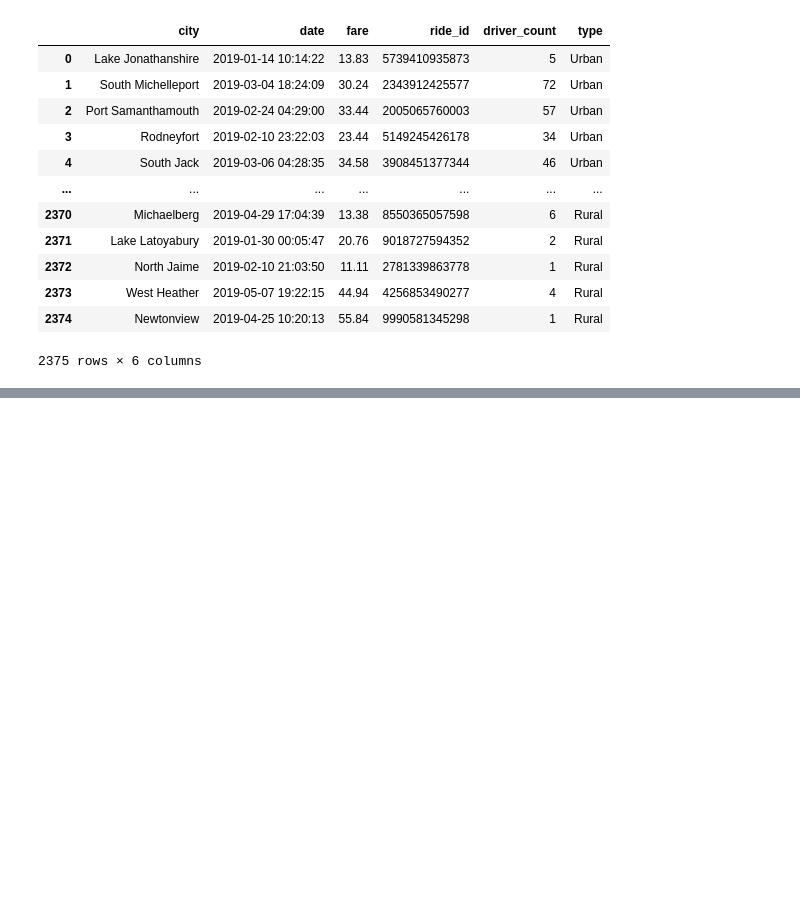
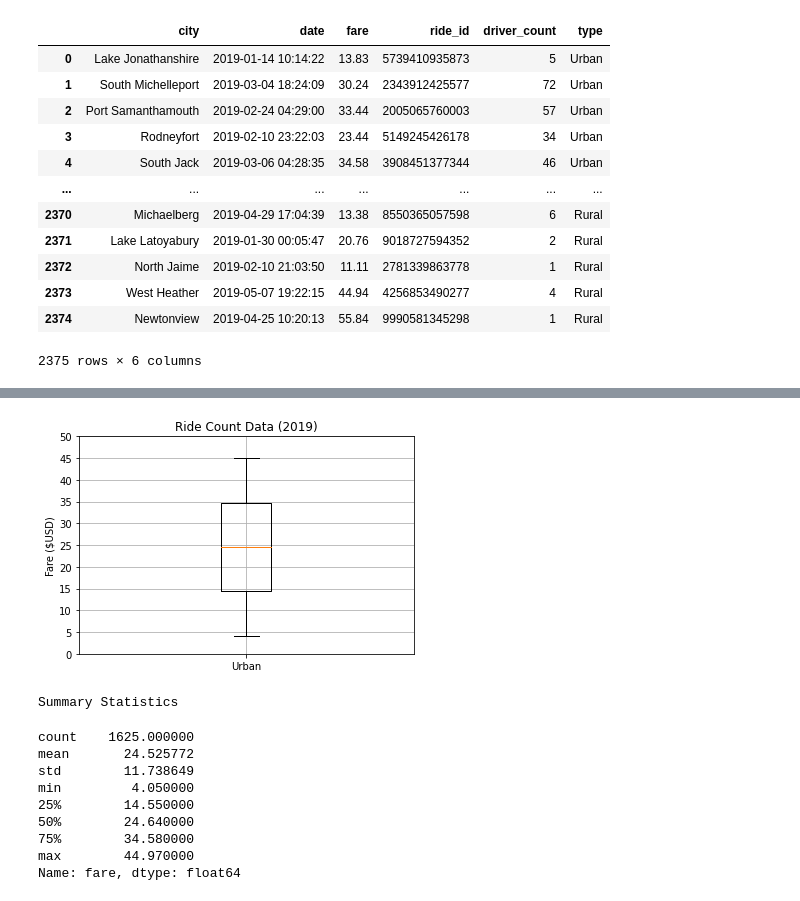
Before and after one commit to lucasbratland/PyBer_Analysis, a Jupyter notebook: PyBer.ipynb, the cells around one changed output, grey strips where cells are left out. Cells and saved outputs as stored; diff of their text form; code cells hidden in the pictures; blank space fills up the shorter version.

```diff
--- a/PyBer.ipynb
+++ b/PyBer.ipynb
@@ -317,0 +463,4 @@ plt.savefig("analysis/Fig1.png")
+# %%
+#get teh fares for the urban cities
+urban_fares = urban_cities_df["fare"]
+urban_fares.head()
@@ -317,0 +610,26 @@ plt.savefig("analysis/Fig1.png")
+# %%
+#Create a box&whisker with the urban fare data
+x_labels = ['Urban']
+fig, ax = plt.subplots()
+ax.boxplot(urban_fares, labels=x_labels)
+
+#Add Title and labelk
+ax.set_title('Ride Count Data (2019)')
+ax.set_ylabel('Fare ($USD)')
+ax.set_yticks(np.arange(0,51, step=5.0))
+ax.grid()
+plt.show()
+print("Summary Statistics")
+urban_fares.describe()
+# %% [output]
+[figure, added]
+Summary Statistics
+count    1625.000000
+mean       24.525772
+std        11.738649
+min         4.050000
+25%        14.550000
+50%        24.640000
+75%        34.580000
+max        44.970000
+Name: fare, dtype: float64
```
Also changed, not shown: parts of 59 cells of this notebook, 3 other files.
